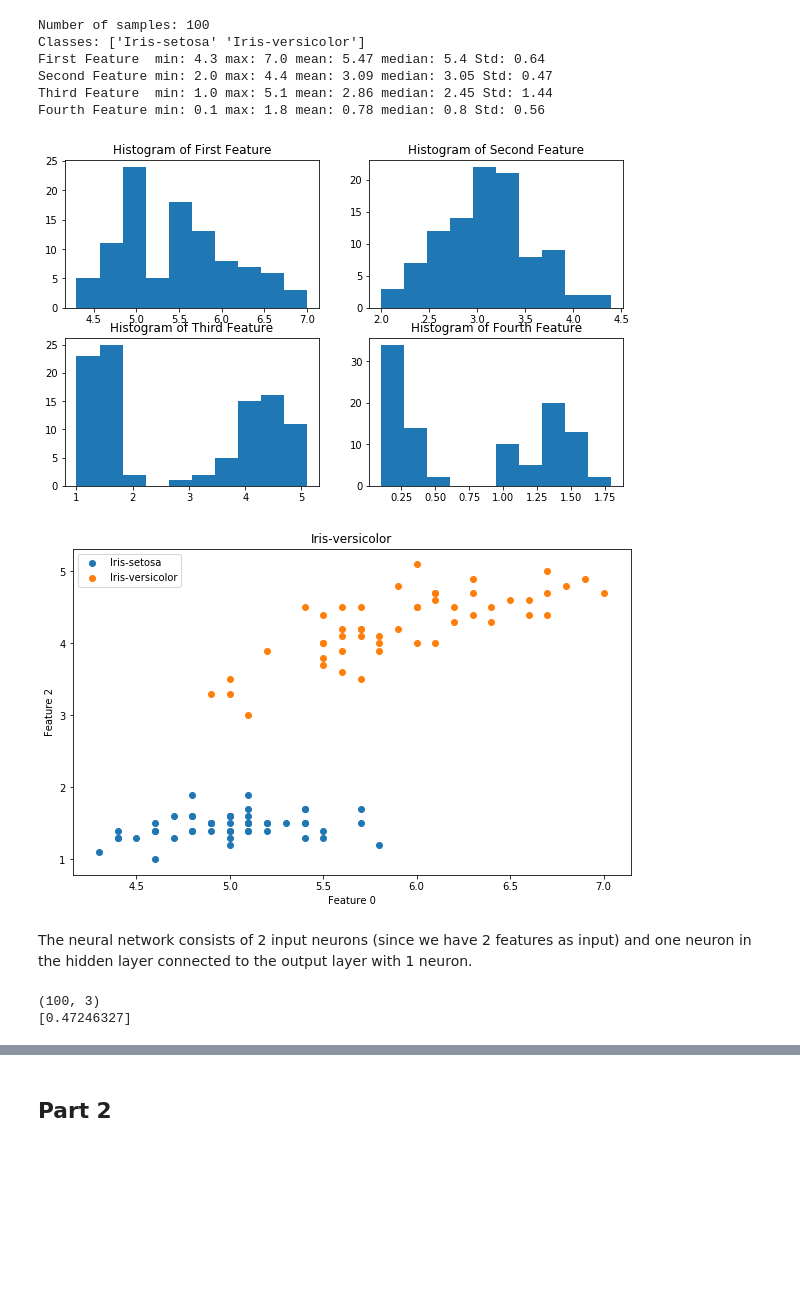
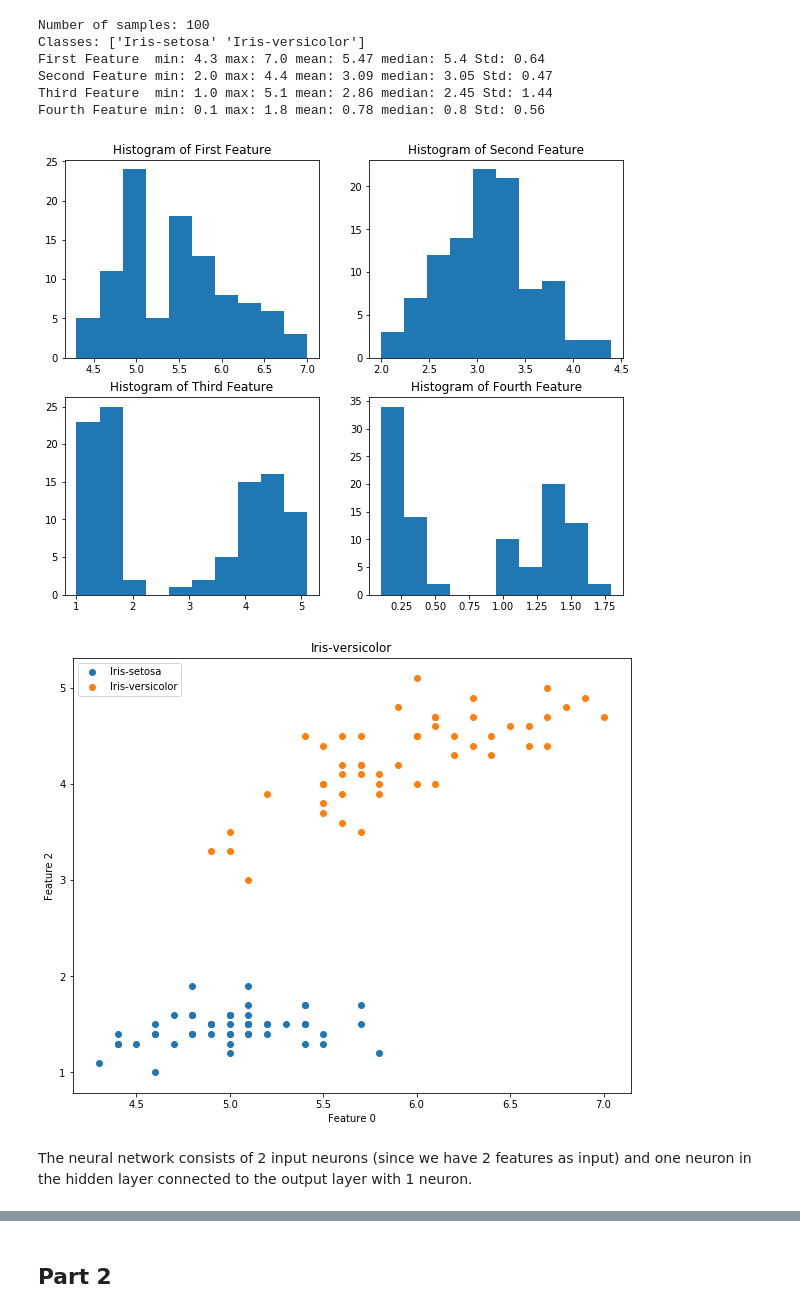
Before and after one commit to HansBambel/DeepLearning2019, a Jupyter notebook: Assignment1/DL2019 Assignment-1.ipynb, the cells around one changed output, grey strips where cells are left out. Saved outputs shown, nothing was run; the diff lists cells and outputs as text; code cells hidden in the pictures; blank space fills up the shorter version.

```diff
--- a/Assignment1/DL2019 Assignment-1.ipynb
+++ b/Assignment1/DL2019 Assignment-1.ipynb
@@ -62,25 +64,25 @@ Second Feature min: 2.0 max: 4.4 mean: 3.09 median: 3.05 Std: 0.47
 Third Feature  min: 1.0 max: 5.1 mean: 2.86 median: 2.45 Std: 1.44
 Fourth Feature min: 0.1 max: 1.8 mean: 0.78 median: 0.8 Std: 0.56
 # %%
-fig = plt.figure(figsize=(10,6))
+fig = plt.figure(figsize=(10,8))
 
 plt.subplot(221)
 plt.hist(df[0])
 plt.title('Histogram of First Feature')
 plt.subplot(222)
 plt.hist(df[1])
 plt.title('Histogram of Second Feature')
 plt.subplot(223)
 plt.hist(df[2])
 plt.title('Histogram of Third Feature')
 plt.subplot(224)
 plt.hist(df[3])
 plt.title('Histogram of Fourth Feature')
 plt.show()
 # %% [output]
-[figure, old version]
+[figure, new version]
 # %%
-plt.figure(figsize=(10,6))
+plt.figure(figsize=(10,8))
 for i, c in enumerate(classes):
     #plt.subplot(1,3,i+1)
     plt.title(c)
@@ -91,7 +93,7 @@ for i, c in enumerate(classes):
 
 plt.show()
 # %% [output]
-[figure, old version]
+[figure, new version]
 # %% [markdown]
 The neural network consists of 2 input neurons (since we have 2 features as input) and one neuron in the hidden layer connected to the output layer with 1 neuron.
 # %%
@@ -119,7 +105,0 @@ def costFunction(pred, target):
-# %%
-data = np.delete(samples, [1, 3], axis=1)
-print(data.shape)
-print(forwardPass(data[0, :2]))
-# %% [output]
-(100, 3)
-[0.47246327]
```
Also changed, not shown: parts of 10 cells of this notebook.
